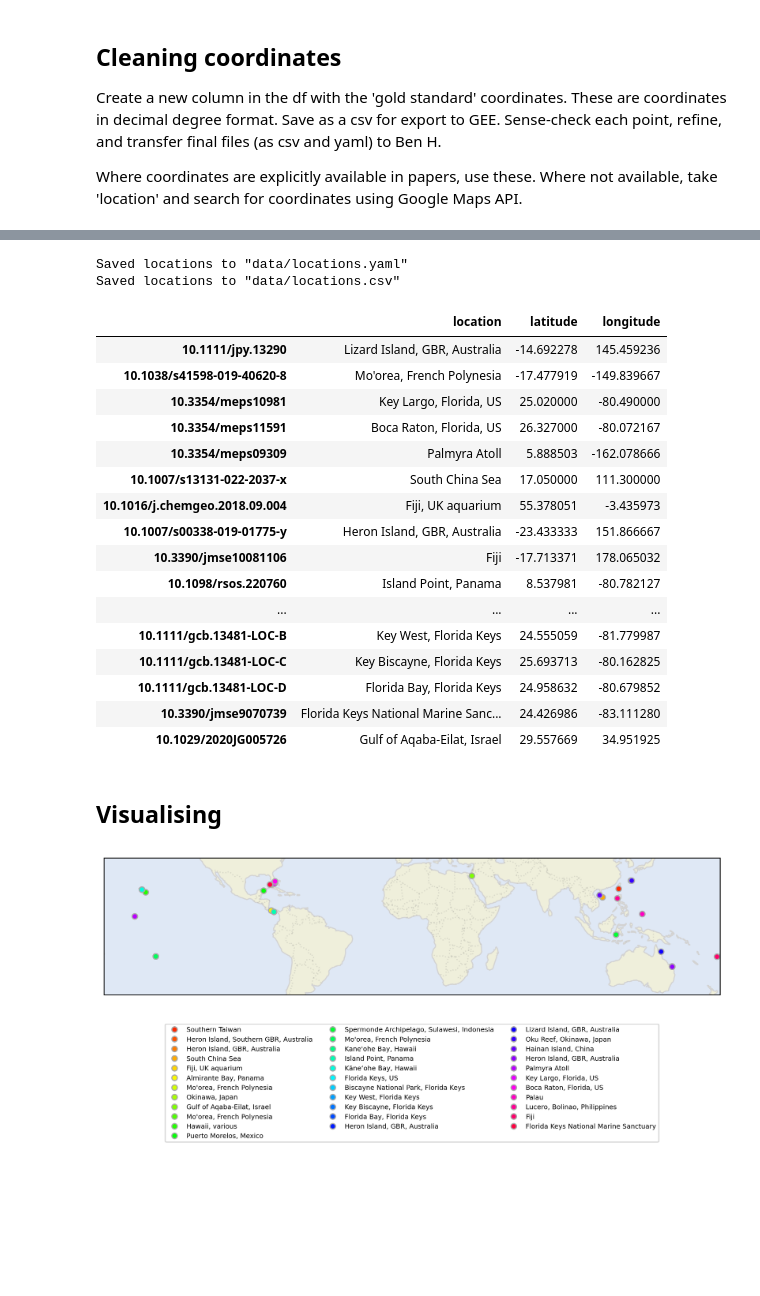
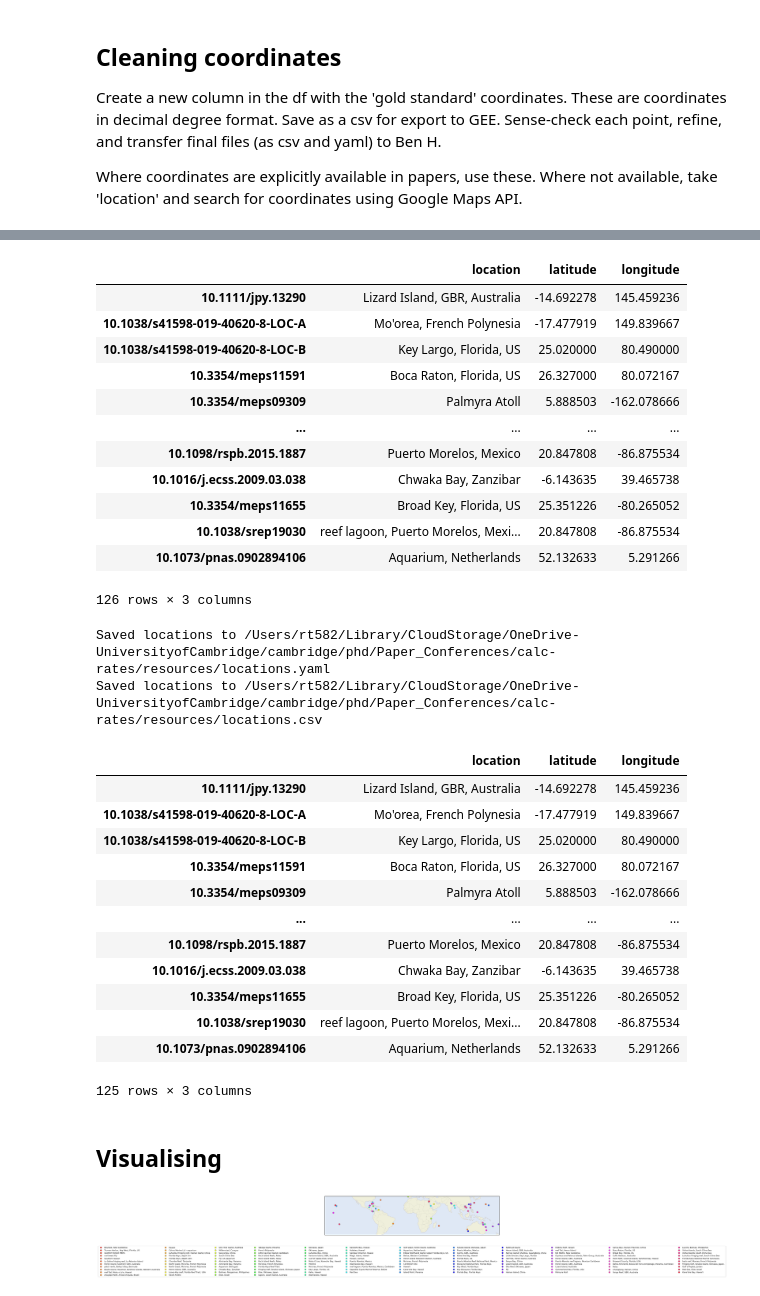
Before and after one commit to orlando-code/calc-rates, a Jupyter notebook: notebooks/locations.ipynb, the cells around one changed output, grey strips where cells are left out. Saved outputs shown, nothing was run; the diff lists cells and outputs as text; code cells hidden in the pictures; blank space fills up the shorter version.

Commit message:
corrected locations code

```diff
--- a/notebooks/locations.ipynb
+++ b/notebooks/locations.ipynb
@@ -124,7 +125,29 @@ UnboundLocalError: cannot access local variable 'lng' where it is not associated
+# %%
+locs_df
+# %% [output]
+|  | location | latitude | longitude |
+| 10.1111/jpy.13290 | Lizard Island, GBR, Australia | -14.692278 | 145.459236 |
+| 10.1038/s41598-019-40620-8-LOC-A | Mo'orea, French Polynesia | -17.477919 | 149.839667 |
+| 10.1038/s41598-019-40620-8-LOC-B | Key Largo, Florida, US | 25.020000 | 80.490000 |
+| 10.3354/meps11591 | Boca Raton, Florida, US | 26.327000 | 80.072167 |
+| 10.3354/meps09309 | Palmyra Atoll | 5.888503 | -162.078666 |
+| ... | ... | ... | ... |
+| 10.1098/rspb.2015.1887 | Puerto Morelos, Mexico | 20.847808 | -86.875534 |
+| 10.1016/j.ecss.2009.03.038 | Chwaka Bay, Zanzibar | -6.143635 | 39.465738 |
+| 10.3354/meps11655 | Broad Key, Florida, US | 25.351226 | -80.265052 |
+| 10.1038/srep19030 | reef lagoon, Puerto Morelos, Mexi... | 20.847808 | -86.875534 |
+| 10.1073/pnas.0902894106 | Aquarium, Netherlands | 52.132633 | 5.291266 |
+126 rows × 3 columns
 # %%
 ### save to yaml, using (uniquified) doi as key, latitude, longitude as values
+temp_df = df.copy()
+temp_df['location_lower'] = temp_df['location'].str.lower()
 
-locs_df = df.set_index('doi').drop_duplicates(['location', 'cleaned_coords', 'latitude', 'longitude'])[['location', 'latitude', 'longitude']]
+# Set index and drop duplicates based on the lowercase columns
+locs_df = temp_df.set_index('doi').drop_duplicates(['location_lower', 'cleaned_coords', 'latitude', 'longitude'])[['location', 'latitude', 'longitude']]
+
+
+# locs_df = df.set_index('doi').drop_duplicates(['location', 'cleaned_coords', 'latitude', 'longitude'])[['location', 'latitude', 'longitude']]
 locs_df.dropna(subset=['latitude', 'longitude'], inplace=True) # remove empty rows
 dois = locs_df.index
 # make any duplicated index values unique by appending a letter
@@ -132,56 +155,52 @@ locs_df.index = utils.uniquify_repeated_values(dois)
 # send to dictionary
 locs_dict = locs_df.to_dict(orient='index')
 # save dictionary to yaml
-utils.write_yaml(locs_dict, "data/locations.yaml")
-print('Saved locations to "data/locations.yaml"')
-locs_df.to_csv("data/locations.csv", index=True, index_label='doi')
-print('Saved locations to "data/locations.csv"')
+utils.write_yaml(locs_dict, config.resources_dir / "locations.yaml")
+print(f'Saved locations to {config.resources_dir / "locations.yaml"}')
+locs_df.to_csv(config.resources_dir / "locations.csv", index=True, index_label='doi')
+print(f'Saved locations to {config.resources_dir / "locations.csv"}')
 locs_df
 # %% [output]
-Saved locations to "data/locations.yaml"
-Saved locations to "data/locations.csv"
+Saved locations to /Users/rt582/Library/CloudStorage/OneDrive-UniversityofCambridge/cambridge/phd/Paper_Conferences/calc-rates/resources/locations.yaml
+Saved locations to /Users/rt582/Library/CloudStorage/OneDrive-UniversityofCambridge/cambridge/phd/Paper_Conferences/calc-rates/resources/locations.csv
 |  | location | latitude | longitude |
 | 10.1111/jpy.13290 | Lizard Island, GBR, Australia | -14.692278 | 145.459236 |
-| 10.1038/s41598-019-40620-8 | Mo'orea, French Polynesia | -17.477919 | -149.839667 |
-| 10.3354/meps10981 | Key Largo, Florida, US | 25.020000 | -80.490000 |
-| 10.3354/meps11591 | Boca Raton, Florida, US | 26.327000 | -80.072167 |
+| 10.1038/s41598-019-40620-8-LOC-A | Mo'orea, French Polynesia | -17.477919 | 149.839667 |
+| 10.1038/s41598-019-40620-8-LOC-B | Key Largo, Florida, US | 25.020000 | 80.490000 |
+| 10.3354/meps11591 | Boca Raton, Florida, US | 26.327000 | 80.072167 |
 | 10.3354/meps09309 | Palmyra Atoll | 5.888503 | -162.078666 |
-| 10.1007/s13131-022-2037-x | South China Sea | 17.050000 | 111.300000 |
-| 10.1016/j.chemgeo.2018.09.004 | Fiji, UK aquarium | 55.378051 | -3.435973 |
-| 10.1007/s00338-019-01775-y | Heron Island, GBR, Australia | -23.433333 | 151.866667 |
-| 10.3390/jmse10081106 | Fiji | -17.713371 | 178.065032 |
-| 10.1098/rsos.220760 | Island Point, Panama | 8.537981 | -80.782127 |
 | ... | ... | ... | ... |
-| 10.1111/gcb.13481-LOC-B | Key West, Florida Keys | 24.555059 | -81.779987 |
-| 10.1111/gcb.13481-LOC-C | Key Biscayne, Florida Keys | 25.693713 | -80.162825 |
-| 10.1111/gcb.13481-LOC-D | Florida Bay, Florida Keys | 24.958632 | -80.679852 |
-| 10.3390/jmse9070739 | Florida Keys National Marine Sanc... | 24.426986 | -83.111280 |
-| 10.1029/2020JG005726 | Gulf of Aqaba-Eilat, Israel | 29.557669 | 34.951925 |
+| 10.1098/rspb.2015.1887 | Puerto Morelos, Mexico | 20.847808 | -86.875534 |
+| 10.1016/j.ecss.2009.03.038 | Chwaka Bay, Zanzibar | -6.143635 | 39.465738 |
+| 10.3354/meps11655 | Broad Key, Florida, US | 25.351226 | -80.265052 |
+| 10.1038/srep19030 | reef lagoon, Puerto Morelos, Mexi... | 20.847808 | -86.875534 |
+| 10.1073/pnas.0902894106 | Aquarium, Netherlands | 52.132633 | 5.291266 |
+125 rows × 3 columns
 # %% [markdown]
 ## Visualising
 # %%
 ### plot spatial disribution of studies
 
-locs = utils.read_yaml("data/locations.yaml")   # read locations.yaml
+locs = utils.read_yaml(config.resources_dir / "locations.yaml")   # read locations.yaml
 locs_df = pd.DataFrame(locs).T
 locs_df = locs_df.dropna()  # drop nans
 
 # create figure
 fig, ax = plt.subplots(1, 1, figsize=(10, 20), subplot_kw={'projection': ccrs.PlateCarree()}, dpi=300)
 ax.set_extent([-180, 180, -40, 40], crs=ccrs.PlateCarree())
 
 # add features
 ax.add_feature(cfeature.LAND)
 ax.add_feature(cfeature.OCEAN, alpha=0.3)
 ax.add_feature(cfeature.COASTLINE, edgecolor='lightgray')
 ax.add_feature(cfeature.BORDERS, linestyle=':', edgecolor='gray', alpha=0.2)
 
 # add locations with colors
 colors = sns.color_palette("hsv", len(locs_df))
 for i, (doi, row) in enumerate(locs_df.iterrows()):
     data = locs[doi]
     ax.plot(data["longitude"], data["latitude"], 'o', markeredgecolor='darkgrey', markersize=5, color=colors[i], transform=ccrs.PlateCarree(), label=data["location"])
 
 ax.legend(loc='lower center', bbox_to_anchor=(0.5, -1.1), ncol=len(locs_df)//10, fontsize=6);   # add legend
 # %% [output]
-[figure, old version]
+[figure, new version]
```
Also changed, not shown: parts of 7 cells of this notebook, 1 other file.
